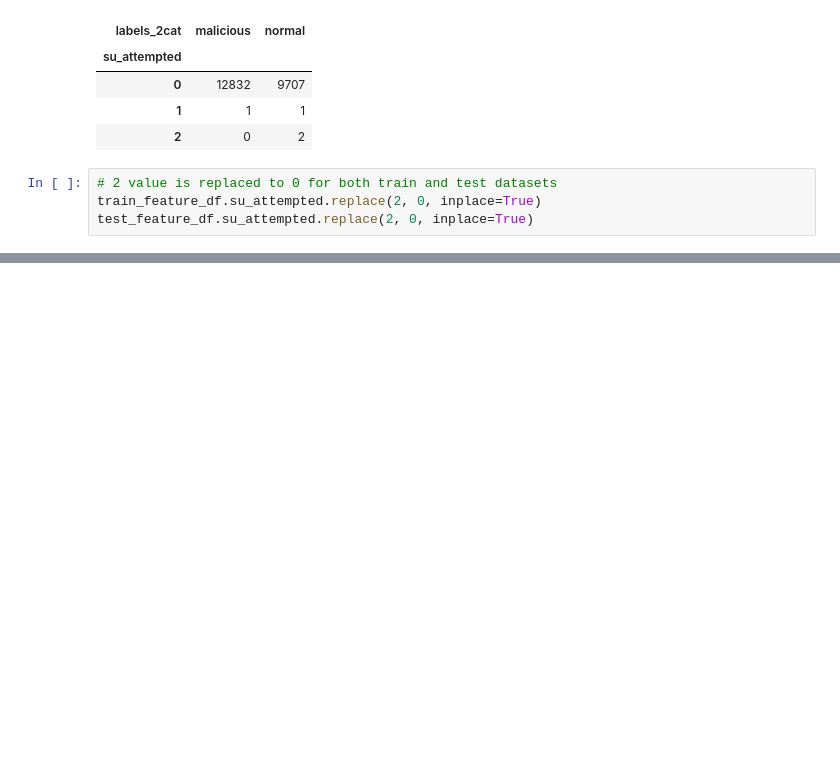
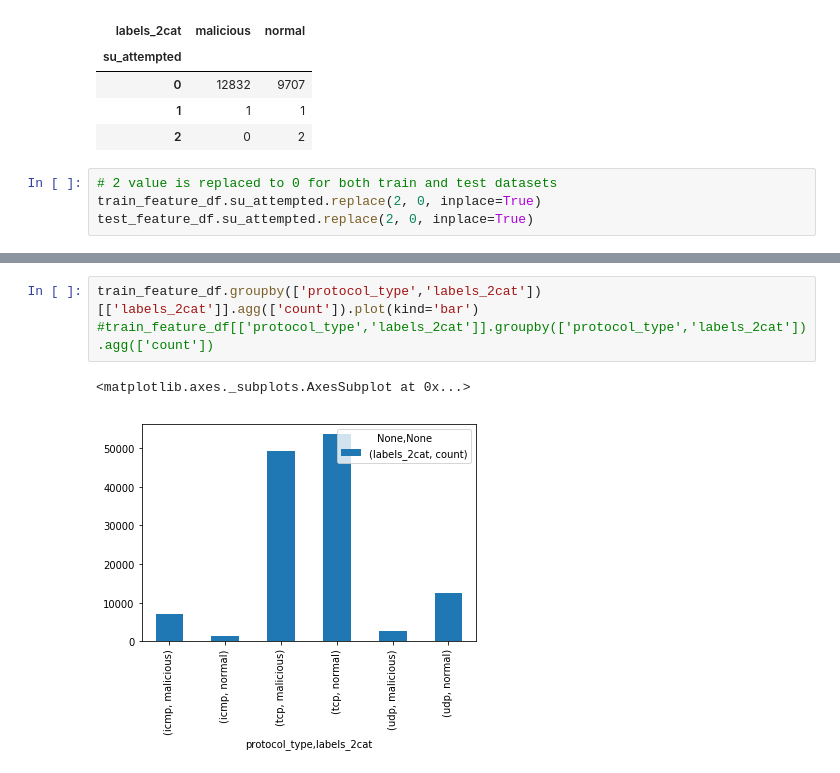
Before and after one commit to super-mar10/network-intrusion-detection, a Jupyter notebook: 1.EDA.ipynb, the cells around one changed output, grey strips where cells are left out. Saved outputs shown, nothing was run; the diff lists cells and outputs as text; blank space fills up the shorter version.

```diff
--- a/1.EDA.ipynb
+++ b/1.EDA.ipynb
@@ -266,0 +281,6 @@ test_feature_df.su_attempted.replace(2, 0, inplace=True)
+# %%
+train_feature_df.groupby(['protocol_type','labels_2cat'])[['labels_2cat']].agg(['count']).plot(kind='bar')
+#train_feature_df[['protocol_type','labels_2cat']].groupby(['protocol_type','labels_2cat']).agg(['count'])
+# %% [output]
+<matplotlib.axes._subplots.AxesSubplot at 0x...>
+[figure, added]
```
Also changed, not shown: parts of 5 cells of this notebook.
